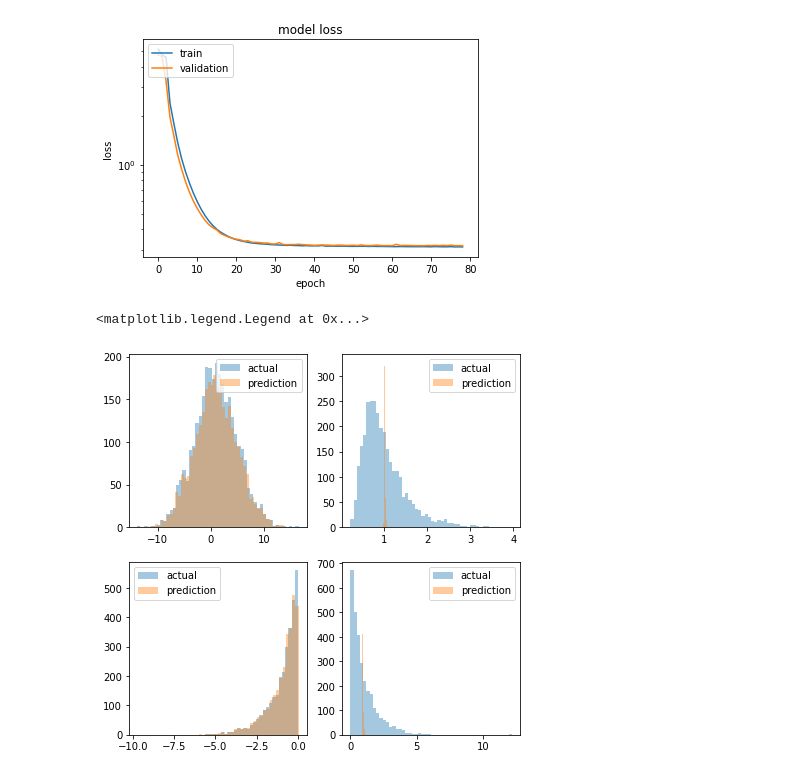
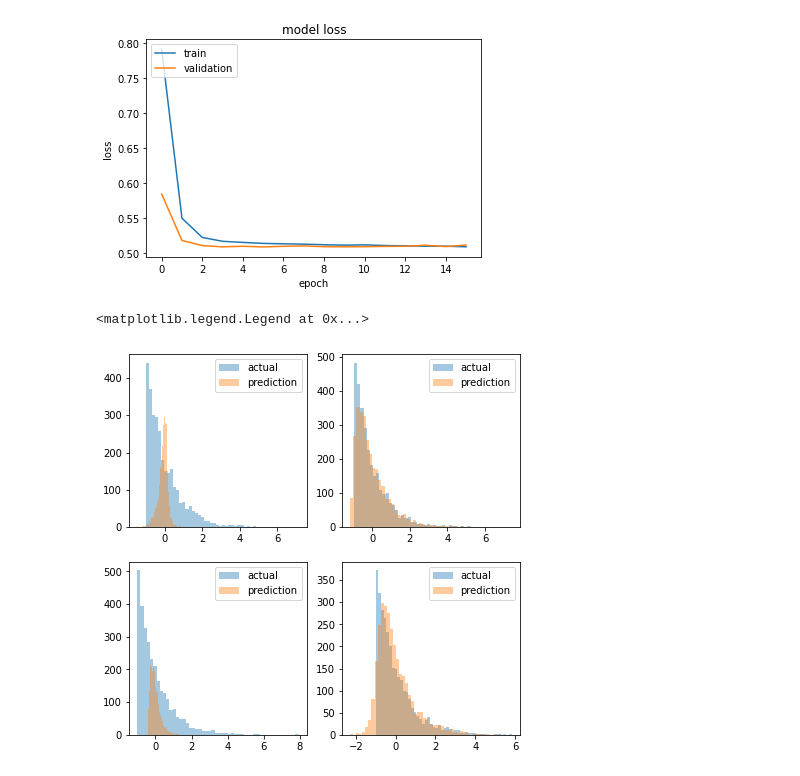
Before and after one commit to sdysch/autoencoder-test, a Jupyter notebook: autoencoder.ipynb, the cells around one changed output. Drawn from its saved outputs; the diff is of its cells as text; code cells hidden in the pictures.

```diff
--- a/autoencoder.ipynb
+++ b/autoencoder.ipynb
@@ -12,10 +12,16 @@ seed(1)
 # generate some data, add to df
 n = 10000
 
-var_1 = np.random.normal(1, 4, n)
-var_2 = np.random.wald(1, 4, n)
-var_3 = np.log(np.random.rand(n))
-var_4 = -1 * np.log(np.random.rand(n))
+var_1 = -1 * np.log(np.random.rand(n))
+var_2 = -2 * np.log(np.random.rand(n))
+var_3 = -3 * np.log(np.random.rand(n))
+var_4 = -4 * np.log(np.random.rand(n))
+
+# scale to mean 0, std 1
+var_1 = ( var_1 - np.mean(var_1) ) / np.std(var_1)
+var_2 = ( var_2 - np.mean(var_2) ) / np.std(var_2)
+var_3 = ( var_3 - np.mean(var_3) ) / np.std(var_3)
+var_4 = ( var_4 - np.mean(var_4) ) / np.std(var_4)
 
 data = pd.DataFrame({"x1" : var_1,
                      "x2" : var_2,
@@ -103,15 +109,15 @@ Epoch 00079: early stopping
 # %%
 # learning curve
 plt.plot(history.history['loss'])
 plt.plot(history.history['val_loss'])
 plt.title('model loss')
 plt.ylabel('loss')
 plt.xlabel('epoch')
 plt.legend(['train', 'validation'], loc='upper left')
-plt.gca().set_yscale("log")
+#plt.gca().set_yscale("log")
 plt.show()
 # %% [output]
-[figure, old version]
+[figure, new version]
 # %%
 # predictions
 pred = model.predict(test)
@@ -136,4 +142,4 @@ _ = axs[1, 1].hist(pred[:,3], bins = nbins, alpha = 0.4, label = "prediction")
 axs[1, 1].legend()
 # %% [output]
 <matplotlib.legend.Legend at 0x...>
-[figure, old version]
+[figure, new version]
```
Also changed, not shown: parts of 3 cells of this notebook.
